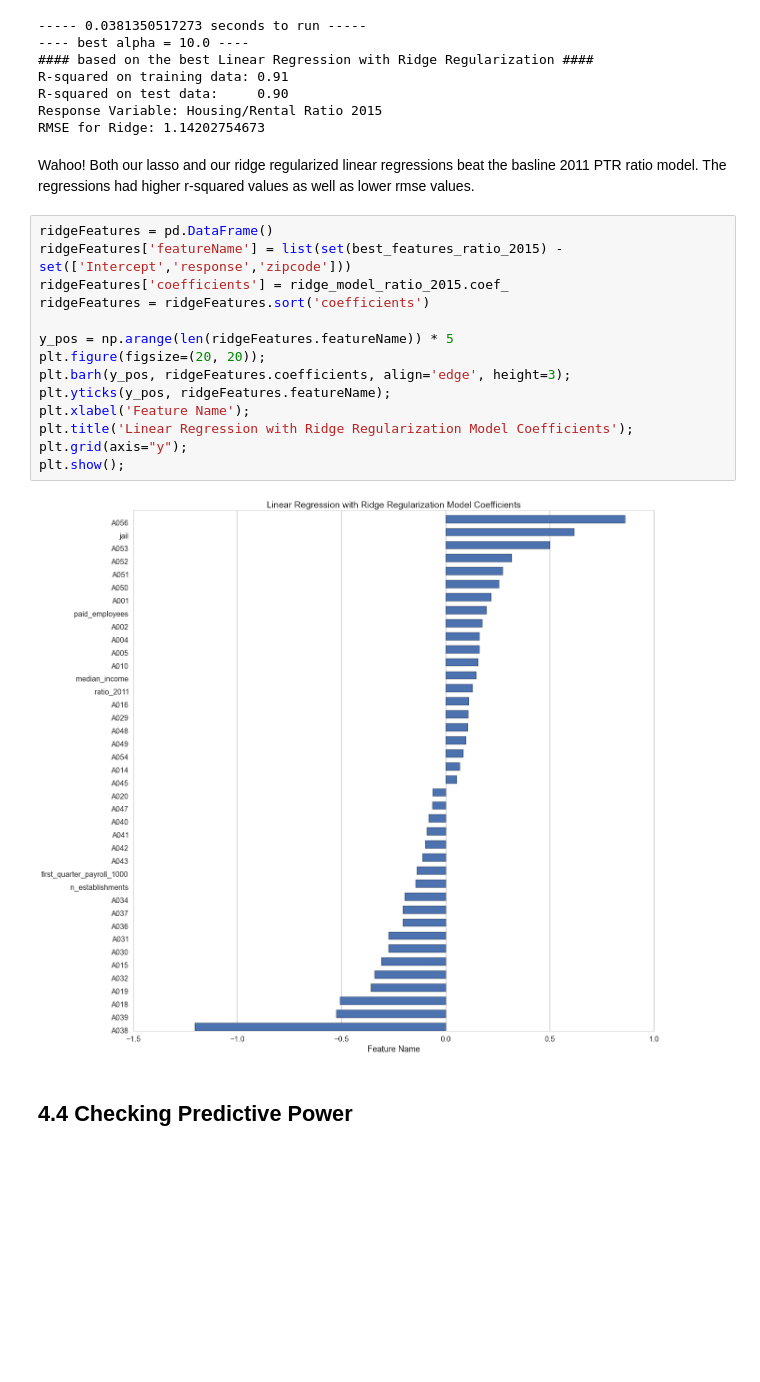
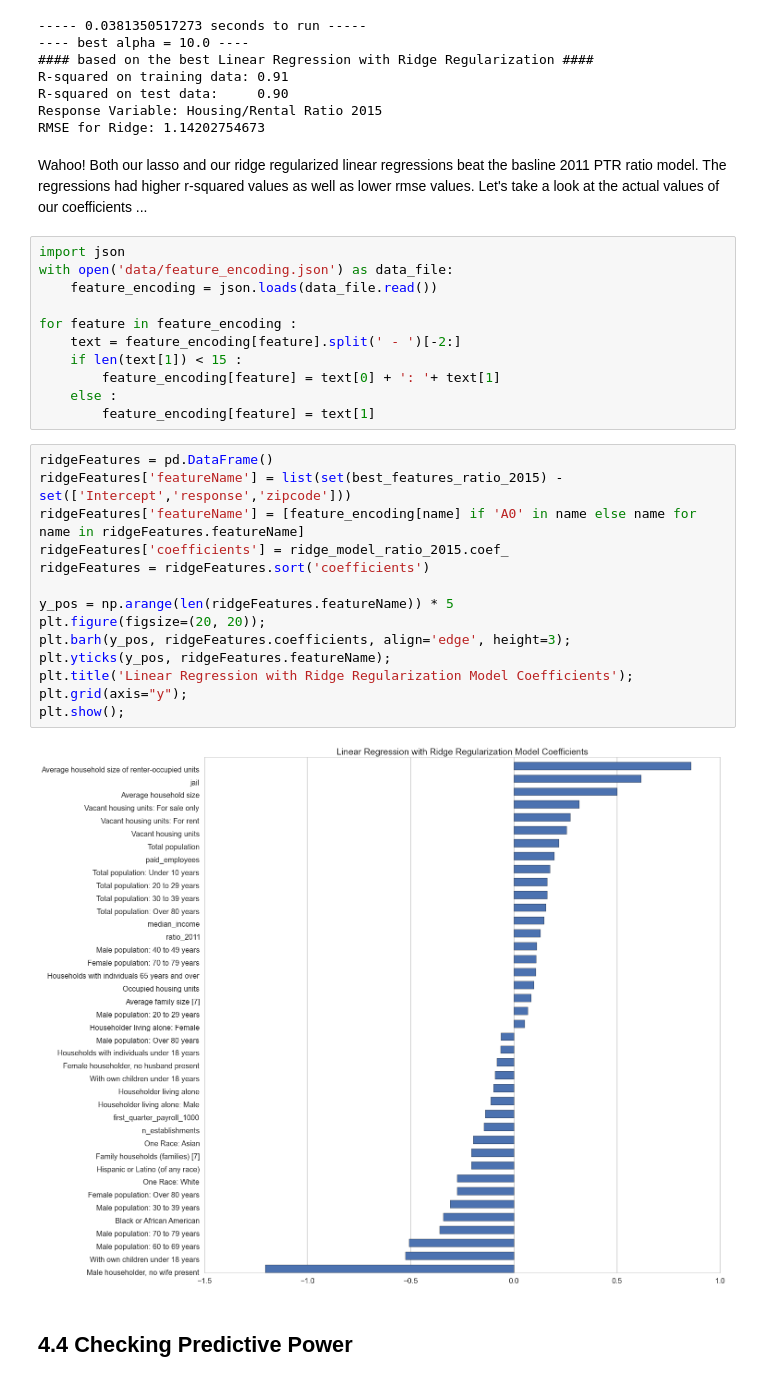
Before and after one commit to austinwu0/cs109-final-project, a Jupyter notebook: Process Book.ipynb, the cells around one changed output. Saved outputs shown, nothing was run; the diff lists cells and outputs as text; blank space fills up the shorter version.

```diff
--- a/Process Book.ipynb
+++ b/Process Book.ipynb
@@ -656,23 +656,34 @@ R-squared on test data:     0.90
 Response Variable: Housing/Rental Ratio 2015
 RMSE for Ridge: 1.14202754673
 # %% [markdown]
-Wahoo! Both our lasso and our ridge regularized linear regressions beat the basline 2011 PTR ratio model.  The regressions had higher r-squared values as well as lower rmse values.
+Wahoo! Both our lasso and our ridge regularized linear regressions beat the basline 2011 PTR ratio model.  The regressions had higher r-squared values as well as lower rmse values. Let's take a look at the actual values of our coefficients ...
+# %%
+import json
+with open('data/feature_encoding.json') as data_file:
+    feature_encoding = json.loads(data_file.read())
+
+for feature in feature_encoding :
+    text = feature_encoding[feature].split(' - ')[-2:]
+    if len(text[1]) < 15 :
+        feature_encoding[feature] = text[0] + ': '+ text[1]
+    else :
+        feature_encoding[feature] = text[1]
 # %%
 ridgeFeatures = pd.DataFrame()
 ridgeFeatures['featureName'] = list(set(best_features_ratio_2015) - set(['Intercept','response','zipcode']))
+ridgeFeatures['featureName'] = [feature_encoding[name] if 'A0' in name else name for name in ridgeFeatures.featureName]
 ridgeFeatures['coefficients'] = ridge_model_ratio_2015.coef_
 ridgeFeatures = ridgeFeatures.sort('coefficients')
 
 y_pos = np.arange(len(ridgeFeatures.featureName)) * 5
 plt.figure(figsize=(20, 20));
 plt.barh(y_pos, ridgeFeatures.coefficients, align='edge', height=3);
 plt.yticks(y_pos, ridgeFeatures.featureName);
-plt.xlabel('Feature Name');
 plt.title('Linear Regression with Ridge Regularization Model Coefficients');
 plt.grid(axis="y");
 plt.show();
 # %% [output]
-[figure, old version]
+[figure, new version]
 # %% [markdown]
 <a id="predictivepower"></a>
 ## 4.4 Checking Predictive Power
```
Also changed, not shown: 6 other files.
